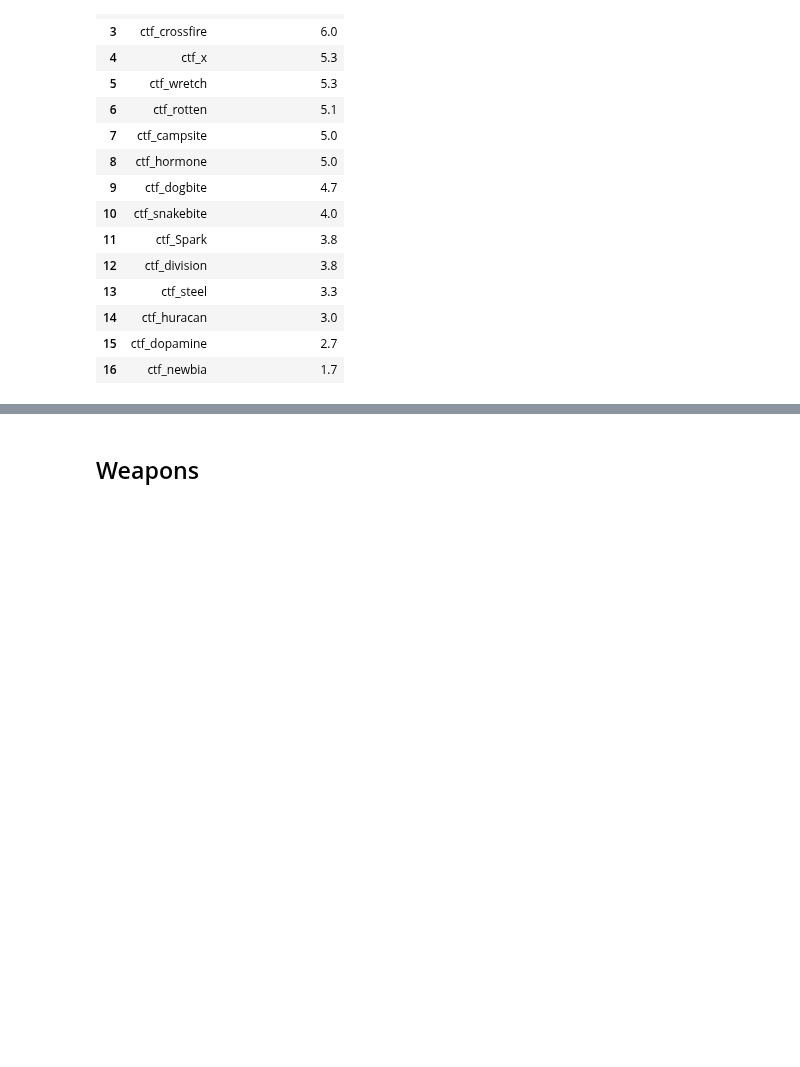
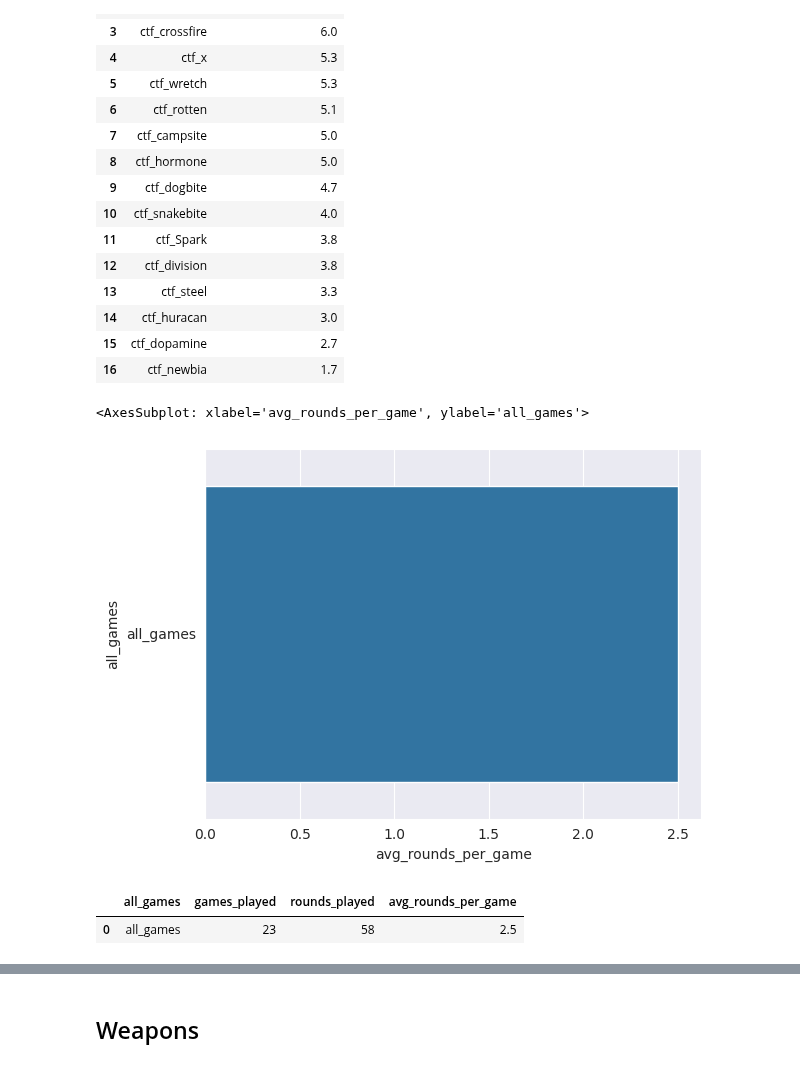
Before and after one commit to s2vndl/s2_1st_tournament_stats, a Jupyter notebook: s2_stats.ipynb, the cells around one changed output, grey strips where cells are left out. Cells and saved outputs as stored; diff of their text form; code cells hidden in the pictures; blank space fills up the shorter version.

Commit message:
add 'Rounds finished before time limit'

```diff
--- a/s2_stats.ipynb
+++ b/s2_stats.ipynb
@@ -22,19 +22,21 @@ if exists(TMP_DB_SQL):
     os.remove(TMP_DB_SQL)
 con = sqlite3.connect(TMP_DB_SQL)
 cur = con.cursor()
+cur.execute('CREATE TABLE game ("id", "redRoundWins", "blueRoundWins", "winner")')
 cur.execute('CREATE TABLE event_kill ("game", "round", "timestamp", "killerPlayfabId", "killerTeam", "victimPlayfabId", "victimTeam", "weaponName");')
 cur.execute('CREATE TABLE event_cap ("game", "round", "mapName", "timestamp", "cappingTeam", "playfabId", "millisSinceStart");')
-cur.execute('CREATE TABLE round ("game", "round", "mapName", "startTime", "endTime");')
+cur.execute('CREATE TABLE round ("game", "round", "mapName", "startTime", "endTime", "blueCaps", "redCaps");')
 cur.execute('CREATE TABLE player ("id", "name", "tier", "team");')
 
 
 kills = []
 for game in games:
+    cur.execute('insert into game values (:startTime, :redRoundWins, :blueRoundWins, :winner)', game)
     for round_no, round in enumerate(game["rounds"]):
         row = round
         row["round"] = round_no
         row["game"] = game["startTime"]
-        cur.execute('insert into round values (:game, :round, :mapName, :startTime, :endTime)', row)
+        cur.execute('insert into round values (:game, :round, :mapName, :startTime, :endTime, :blueCaps, :redCaps)', row)
         for event in round["events"]:
             row = dict(event)
             del row["type"]
@@ -295,3 +297,20 @@ result7
 | 14 | ctf_huracan | 3.0 |
 | 15 | ctf_dopamine | 2.7 |
 | 16 | ctf_newbia | 1.7 |
+# %%
+query = """select
+"all_games" as all_games,
+(select count(distinct game) from round) games_played,
+(select count(1) from round) rounds_played,
+round(1.0*(select count(1) from round)/(select count(distinct game) from round),1) avg_rounds_per_game
+"""
+result_rounds_per_game = pd.read_sql_query(query, con)
+sns.barplot(result_rounds_per_game, y="all_games", x="avg_rounds_per_game")
+# %% [output]
+<AxesSubplot: xlabel='avg_rounds_per_game', ylabel='all_games'>
+[figure, added]
+# %%
+result_rounds_per_game
+# %% [output]
+|  | all_games | games_played | rounds_played | avg_rounds_per_game |
+| 0 | all_games | 23 | 58 | 2.5 |
```
Also changed, not shown: parts of 5 cells of this notebook.
